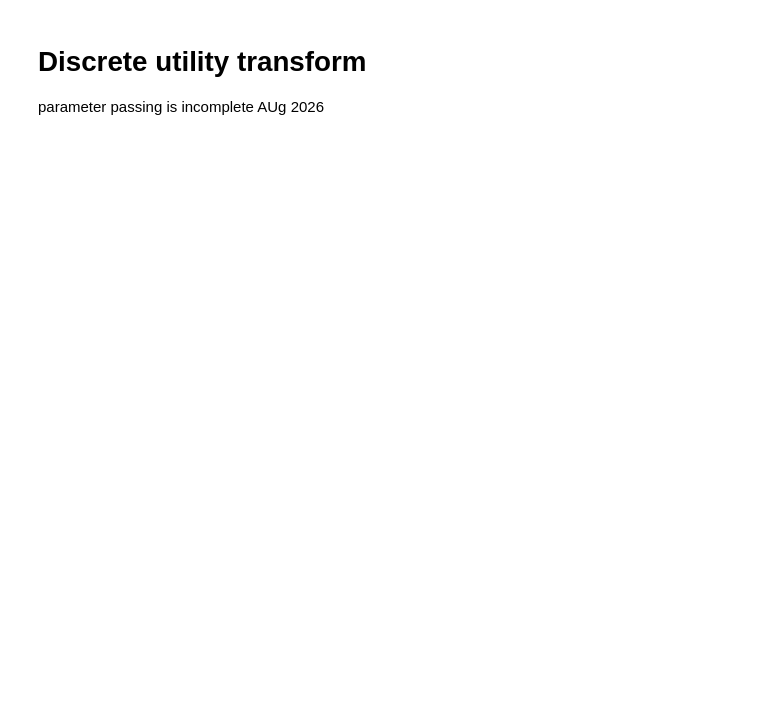
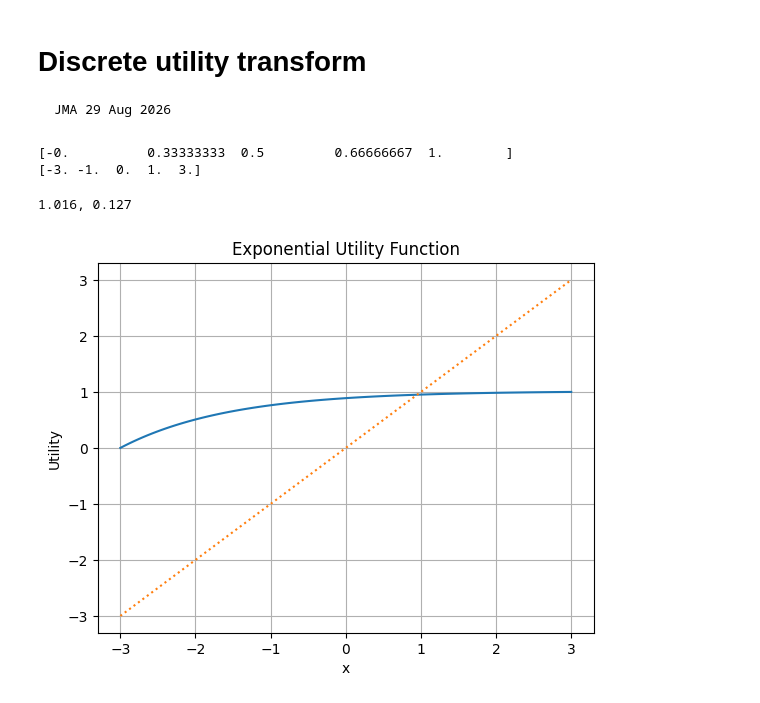
Before and after one commit to jmagosta/bayes, a Jupyter notebook: discretization/dis_vs_cont.ipynb, the cells around one changed output. Drawn from its saved outputs; the diff is of its cells as text; code cells hidden in the pictures; blank space fills up the shorter version.

```diff
--- a/discretization/dis_vs_cont.ipynb
+++ b/discretization/dis_vs_cont.ipynb
@@ -1,4 +1,4 @@
-# %% [markdown]
-# Discrete utility transform
-
-parameter passing is incomplete   AUg 2026
+# %% [markdown]
+# Discrete utility transform
+
+    JMA 29 Aug 2026
@@ -4,0 +11,53 @@ parameter passing is incomplete   AUg 2026
+# %%
+# Functions for an exponential utility over x_min, x_max, with r - risk odds
+
+def fit_exp(x_min, x_max, r):
+    r_min = pow(r, -x_min)
+    r_max = pow(r, -x_max)
+    b = 1/(r_min - r_max)
+    a = r_min * b
+    return a, b
+
+def delta_util_pts(x, xm, xM, r):
+    if abs(r -1) < 1e-5:
+        b = 1/(xm - xM)
+        u = b*(xm - x)
+    else:
+        a,b = fit_exp(xm, xM, r)
+        if DEBUG: print(f'{a:.3f}, {b:.3f}')
+        u =  a - b*np.exp(-x * np.log(r))
+    return u
+
+def inverse_delta_util(u, xm, xM, r):
+    if abs(r -1) < 1e-5:
+        x = xm + u *(xM - xm)
+    else:
+        a,b = fit_exp(xm, xM, r)
+        x = - np.log((a - u)/b)/np.log(r)
+    return x
+# %%
+y = delta_util_pts(np.array([-3,-1,0,1,3]), -3,3,1)
+print(y)
+x1 = inverse_delta_util(y, -3,3,1 )
+print(x1)
+# %% [output]
+[-0.          0.33333333  0.5         0.66666667  1.        ]
+[-3. -1.  0.  1.  3.]
+# %%
+# Test delta utility
+r =   2.0
+x_min, x_max = -3,3
+x = np.linspace(x_min, x_max, 100)
+u = delta_util_pts(x, x_min, x_max, r)
+x1 = inverse_delta_util(u, x_min, x_max, r)
+
+plt.plot(x, u)
+if DEBUG: plt.plot(x, x1, ':')
+plt.xlabel("x")
+plt.ylabel("Utility")
+plt.title("Exponential Utility Function")
+plt.grid(True)
+plt.show()
+# %% [output]
+1.016, 0.127
+[figure, added]
```
Also changed, not shown: parts of 4 cells of this notebook.
